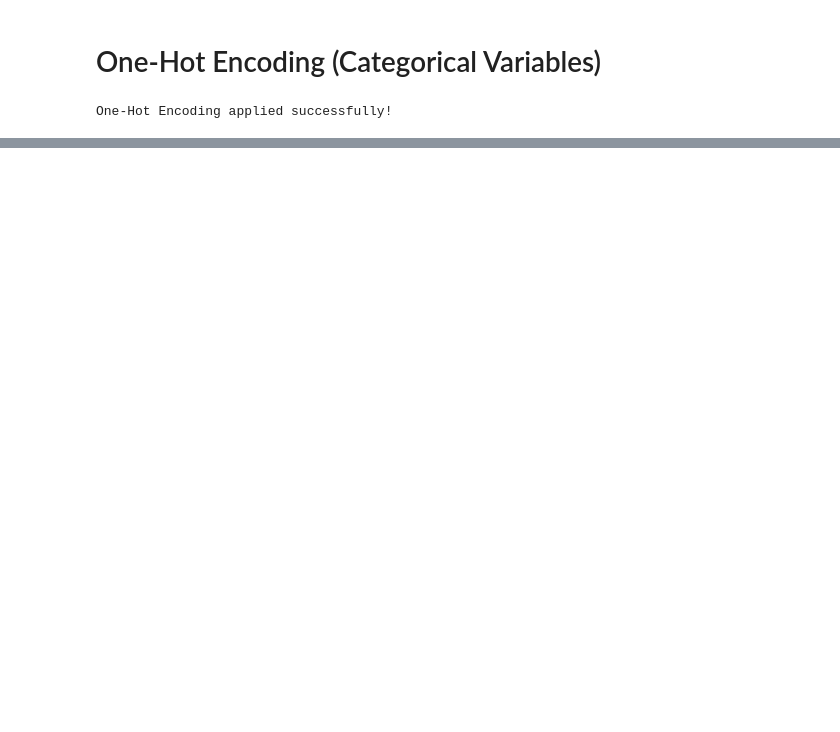
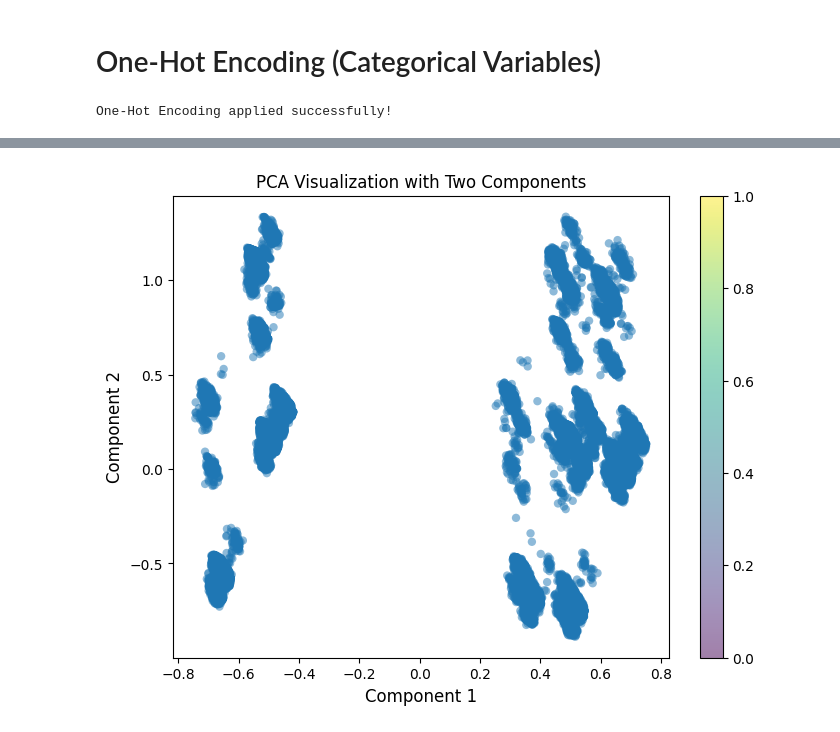
Before and after one commit to gugaaa1904/BC, a Jupyter notebook: Case 1.ipynb, the cells around one changed output, grey strips where cells are left out. Drawn from its saved outputs; the diff is of its cells as text; code cells hidden in the pictures; blank space fills up the shorter version.

```diff
--- a/Case 1.ipynb
+++ b/Case 1.ipynb
@@ -550,8 +659,8 @@ plt.show()
 # %% [markdown]
 # One-Hot Encoding (Categorical Variables)
 # %%
-categorical_cols = ['MarketSegment', 'DistributionChannel', 'Nationality']
-data = pd.get_dummies(data, columns=categorical_cols, drop_first=True)
+data = pd.get_dummies(data, columns=['DistributionChannel'], drop_first=False)
+
 
 print("One-Hot Encoding applied successfully!")
 # %% [output]
@@ -558,0 +737,10 @@ One-Hot Encoding applied successfully!
+# %%
+# Drop the unnecessary columns from the dataset
+columns_to_drop = [
+    'NameHash', 'DocIDHash', 'BookingsCanceled', 'BookingsNoShowed', 'MarketSegment',
+    'SRHighFloor', 'SRLowFloor', 'SRAccessibleRoom', 'SRMediumFloor', 'SRBathtub',
+    'SRShower', 'SRCrib', 'SRNearElevator', 'SRAwayFromElevator', 'SRNoAlcoholInMiniBar', "Nationality"
+]
+
+# Drop columns
+data.drop(columns=columns_to_drop, inplace=True)
@@ -558,0 +770,24 @@ One-Hot Encoding applied successfully!
+# %%
+from sklearn.preprocessing import MinMaxScaler
+
+# Aplicar MinMaxScaler a TODAS as colunas (numéricas + one-hot)
+scaler = MinMaxScaler()
+data[:] = scaler.fit_transform(data)
+# %%
+from sklearn.decomposition import PCA
+import matplotlib.pyplot as plt
+
+# Apply PCA with 2 components
+pca2 = PCA(n_components=2)
+X_pca2 = pca2.fit_transform(data)
+
+# Scatter plot of the two Principal Components
+plt.figure(figsize=(8, 6))
+plt.scatter(X_pca2[:, 0], X_pca2[:, 1], edgecolor='none', alpha=0.5, cmap='viridis')
+plt.xlabel('Component 1')
+plt.ylabel('Component 2')
+plt.title("PCA Visualization with Two Components")
+plt.colorbar()
+plt.show()
+# %% [output]
+[figure, added]
```
Also changed, not shown: parts of 47 cells of this notebook.
